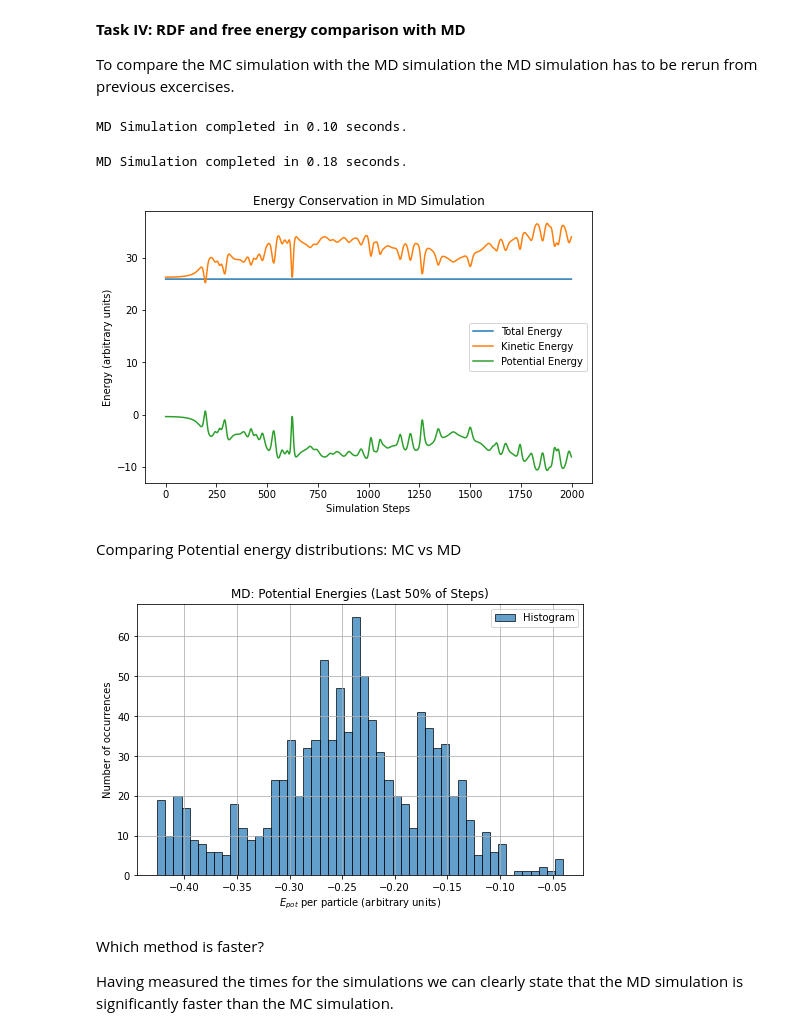
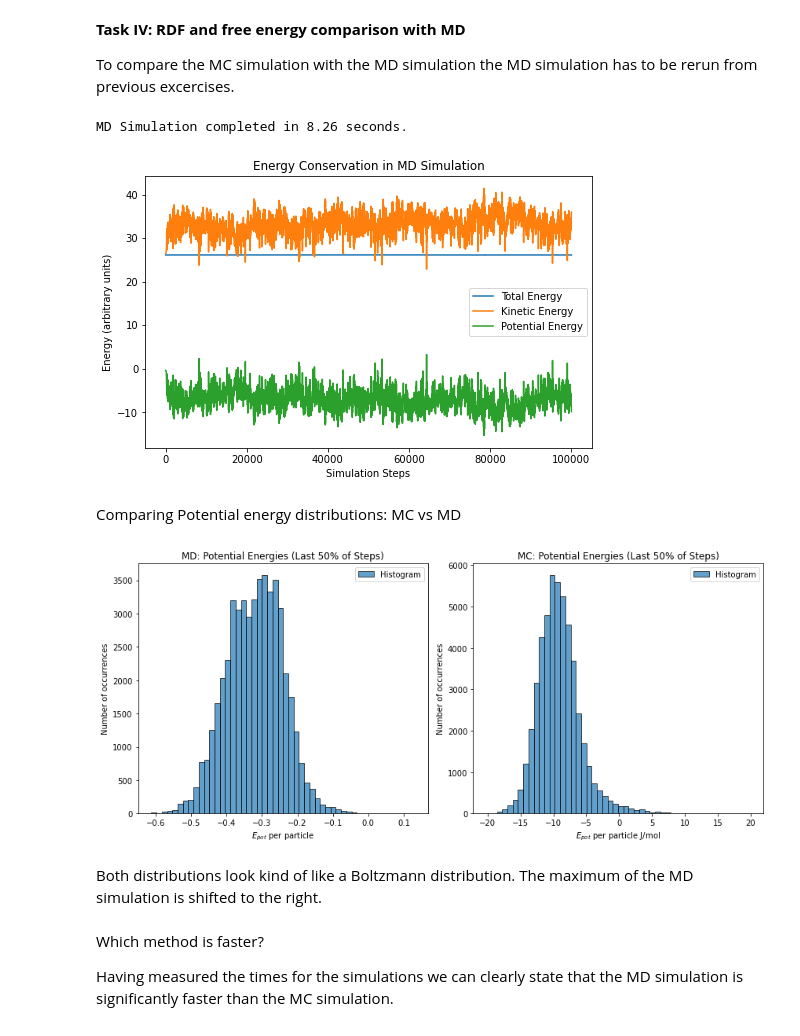
Before and after one commit to fsonak/VL_CCS, a Jupyter notebook: week_7.ipynb, the cells around one changed output. Cells and saved outputs as stored; diff of their text form; code cells hidden in the pictures.

```diff
--- a/week_7.ipynb
+++ b/week_7.ipynb
@@ -170,16 +170,16 @@ The equilibrated part of the simulation is identified as the phase where the flu
 # %%
 
 # Select the last 50% of the steps
-last_half_start = len(energ_pot_mc) // 2
-last_half_energies = energ_pot_mc[last_half_start:]
+last_half_start_mc = len(energ_pot_mc) // 2
+last_half_energies_mc = energ_pot_mc[last_half_start_mc:]
 
 # Normalize potential energy per particle for the last half
-last_half_energies_per_particle = last_half_energies / particles.shape[1]  # Divide by number of particles
+last_half_energies_per_particle_mc = last_half_energies_mc / particles.shape[1]  # Divide by number of particles
 
 # Plot histogram
 plt.figure(figsize=(8, 5))
 plt.title("MC: Potential Energies MC (Last 50% of Steps)")
-plt.hist(last_half_energies_per_particle, bins=50, edgecolor='k', alpha=0.7, label="Histogram")
+plt.hist(last_half_energies_per_particle_mc, bins=50, edgecolor='k', alpha=0.7, label="Histogram")
 plt.xlabel("$E_{pot}$ per particle (J/mol)")
 plt.ylabel("Number of occurrences")
 plt.show()
@@ -290,15 +290,14 @@ def run_md_simulation(
 # %%
-time_step = 0.1
-n_steps = 1000
-mass = 2
-
-
-# Run the MD simulation
-trajectories_md, energies_md = run_md_simulation(
-    particles, box_size, C12, C6, time_step, n_steps, mass, temperature
-)
+# time_step = 0.1
+# n_steps = 1000
+# mass = 2
+#
+#
+# # Run the MD simulation
+# trajectories_md, energies_md = run_md_simulation(
+#     particles, box_size, C12, C6, time_step, n_steps, mass, temperature
+# )
+#
-# %% [output]
-MD Simulation completed in 0.10 seconds.
 # %%
 
 # Function to calculate forces and potential energy
@@ -406,7 +405,7 @@ N_particles = 25  # Number of particles
 c12 = 9.847044e-6  # Lennard-Jones constant (repulsion)
 c6 = 6.2647225e-3  # Lennard-Jones constant (attraction)
 time_step = 0.001  # Time step in ns
-n_steps = 2000  # Number of simulation steps
+n_steps = 100000  # Number of simulation steps
 mass = 1.0  # Mass of particles
 temperature = 293.15  # Temperature in K
 
@@ -427,39 +426,53 @@ trajectories_md, energies_md = run_md_simulation(particles, box_size, c12, c6, t
 # Verify results
 # Plot total energy over time
 plt.figure(figsize=(8, 5))
-total_energy = energies[:, 0] + energies[:, 1]
+total_energy = energies_md[:, 0] + energies_md[:, 1]
 plt.plot(range(n_steps), total_energy, label="Total Energy")
-plt.plot(range(n_steps), energies[:, 0], label="Kinetic Energy")
-plt.plot(range(n_steps), energies[:, 1], label="Potential Energy")
+plt.plot(range(n_steps), energies_md[:, 0], label="Kinetic Energy")
+plt.plot(range(n_steps), energies_md[:, 1], label="Potential Energy")
 plt.xlabel("Simulation Steps")
 plt.ylabel("Energy (arbitrary units)")
 plt.title("Energy Conservation in MD Simulation")
 plt.legend()
 plt.show()
 # %% [output]
-MD Simulation completed in 0.18 seconds.
+MD Simulation completed in 8.26 seconds.
-[figure, old version]
+[figure, new version]
 # %% [markdown]
 Comparing Potential energy distributions: MC vs MD
 # %%
 # Extract the last 50% of the steps for potential energy
-last_half_start = len(energies_md) // 2
-last_half_potentials = energies_md[last_half_start:, 1]  # Extract potential energy
+last_half_start_md = len(energies_md) // 2
+last_half_potentials_md = energies_md[last_half_start_md:, 1]  # Extract potential energy
 
 # Normalize potential energy per particle for the last half
-last_half_potentials_per_particle = last_half_potentials / particles.shape[1]  # Divide by number of particles
+last_half_potentials_per_particle_md = last_half_potentials_md / particles.shape[1]  # Divide by number of particles
 
 # Plot histogram of potential energy per particle
-plt.figure(figsize=(8, 5))
+
+plt.figure(figsize=(12, 10))
+plt.subplot(2,2,1)
 plt.title("MD: Potential Energies (Last 50% of Steps)")
-plt.hist(last_half_potentials_per_particle, bins=50, edgecolor='k', alpha=0.7, label="Histogram")
-plt.xlabel("$E_{pot}$ per particle (arbitrary units)")
+plt.hist(last_half_potentials_per_particle_md, bins=50, edgecolor='k', alpha=0.7, label="Histogram")
+plt.xlabel("$E_{pot}$ per particle ")
 plt.ylabel("Number of occurrences")
 plt.legend()
-plt.grid()
+
+
+plt.subplot(2,2,2)
+plt.title("MC: Potential Energies (Last 50% of Steps)")
+plt.hist(last_half_energies_per_particle_mc, bins=50, edgecolor='k', alpha=0.7, label="Histogram")
+plt.xlabel("$E_{pot}$ per particle J/mol")
+plt.ylabel("Number of occurrences")
+plt.legend()
+
+
+plt.tight_layout()
 plt.show()
 # %% [output]
-[figure, old version]
+[figure, new version]
+# %% [markdown]
+Both distributions look kind of like a Boltzmann distribution. The maximum of the MD simulation is shifted to the right.
 # %% [markdown]
 Which method is faster?
 
```
Also changed, not shown: parts of 1 cell of this notebook.
